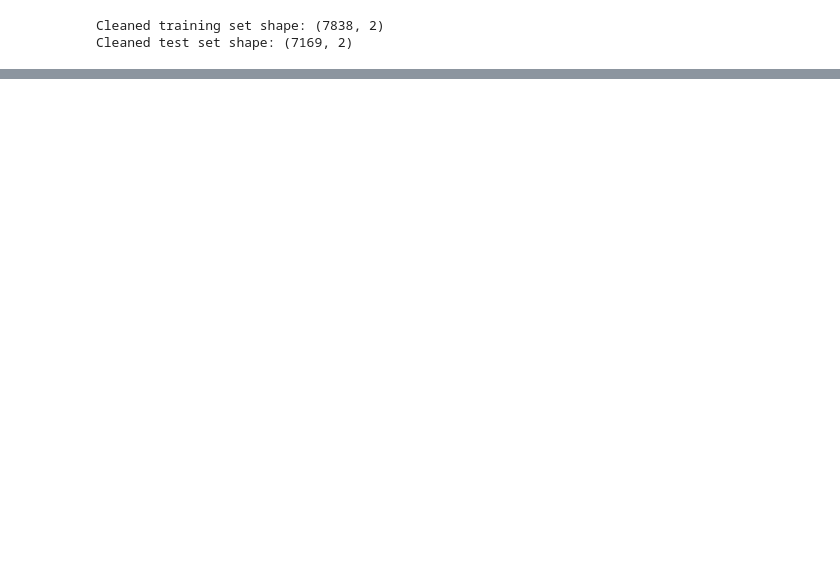
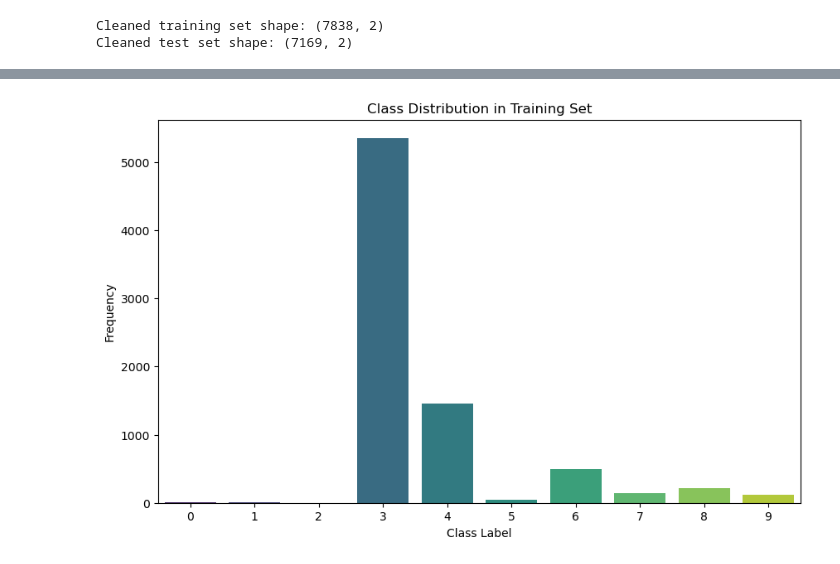
Before and after one commit to BRiggey/Music-Capstone-2, a Jupyter notebook: Genre_Classification.ipynb, the cells around one changed output, grey strips where cells are left out. Cells and saved outputs as stored; diff of their text form; code cells hidden in the pictures; blank space fills up the shorter version.

```diff
--- a/Genre_Classification.ipynb
+++ b/Genre_Classification.ipynb
@@ -197,0 +284,14 @@ X_test = np.array(eval_df_clean['embedding'].tolist()).reshape(-1, 10, 128, 1)
+# %%
+from tensorflow.keras.utils import to_categorical
+# Label encode the predicted keys (for training data)
+le = LabelEncoder()
+y_train = le.fit_transform(bal_df_clean['predicted_key'])
+
+# Reshape the embedding for CNN input (ensure correct dimensions)
+X_train = np.array(bal_df_clean['embedding'].tolist()).reshape(-1, 10, 128, 1)
+
+# For test data, use the same LabelEncoder instance (do not fit again)
+y_test = le.transform(eval_df_clean['predicted_key'])  # Using transform, not fit_transform
+X_test = np.array(eval_df_clean['embedding'].tolist()).reshape(-1, 10, 128, 1)
+y_train_one_hot = to_categorical(y_train, num_classes=10)
+y_test_one_hot = to_categorical(y_test, num_classes=10)
@@ -198,3 +383,30 @@ X_test = np.array(eval_df_clean['embedding'].tolist()).reshape(-1, 10, 128, 1)
+# %%
+import matplotlib.pyplot as plt
+import seaborn as sns
+import numpy as np
+
+# Assuming y_train is the target variable (the true labels)
+# If y_train is encoded as integers, you can directly use the following code
+
+# Count the frequency of each class
+unique, counts = np.unique(y_train, return_counts=True)
+
+# Create a DataFrame for easier plotting
+import pandas as pd
+class_distribution = pd.DataFrame({'Class': unique, 'Frequency': counts})
+
+# Sort the class distribution by class label
+class_distribution = class_distribution.sort_values(by='Class')
+
+# Plot the bar chart
+plt.figure(figsize=(10, 6))
+sns.barplot(x='Class', y='Frequency', data=class_distribution, palette='viridis')
+plt.title('Class Distribution in Training Set')
+plt.xlabel('Class Label')
+plt.ylabel('Frequency')
+plt.show()
+# %% [output]
+[figure, added]
 # %%
 import tensorflow as tf
 from tensorflow.keras import layers, models
```
Also changed, not shown: parts of 15 cells of this notebook, 3 other files.
